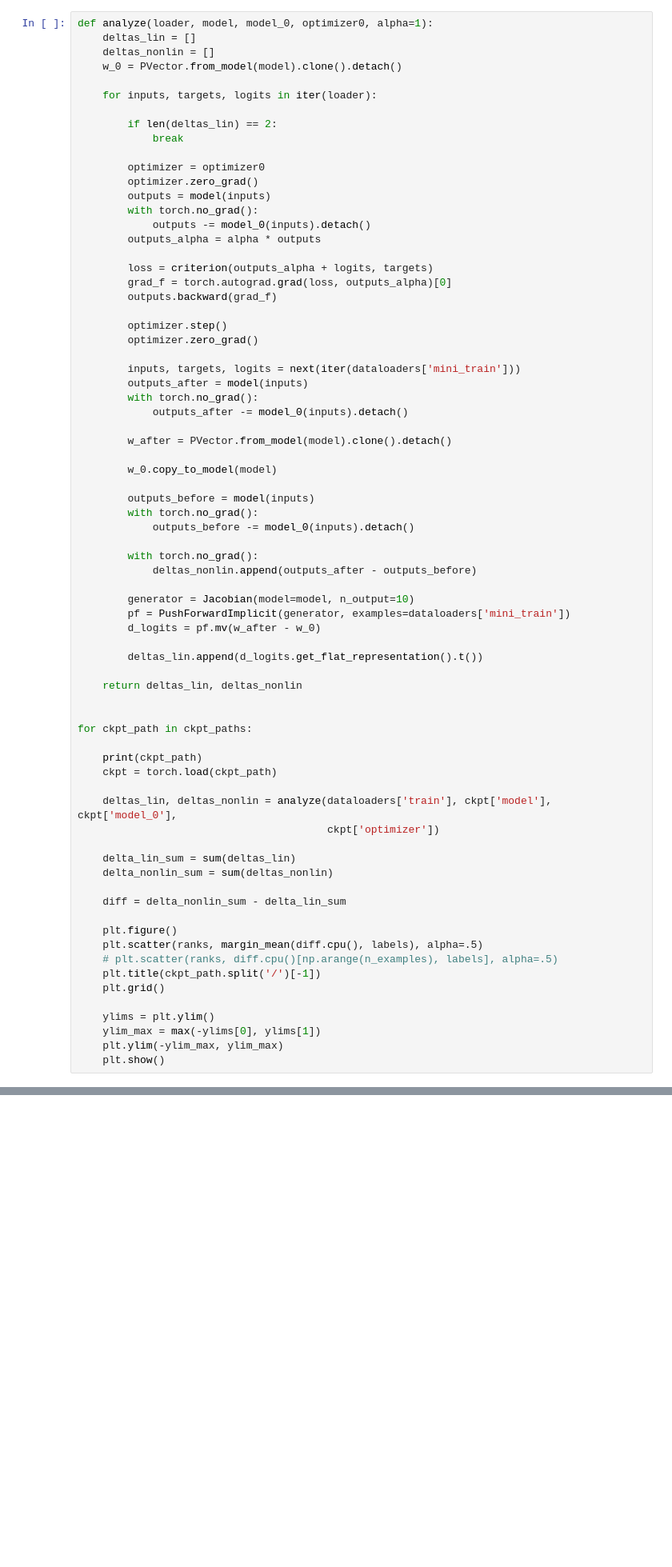
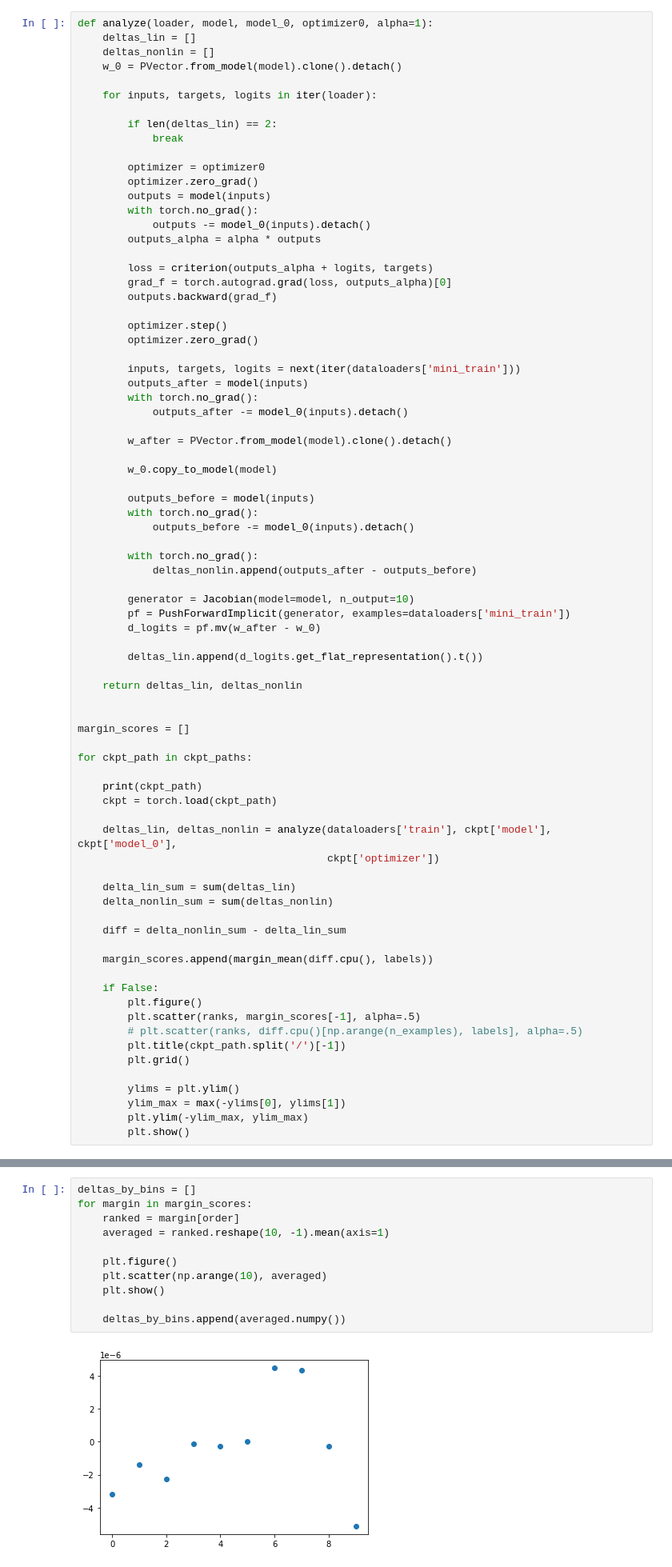
Before and after one commit to tfjgeorge/lazy_vs_hasty, a Jupyter notebook: exp_cifar/lin_nonlin_compare_mb.ipynb, the cells around one changed output, grey strips where cells are left out. Shown: that part at 80% size. Drawn from its saved outputs; the diff is of its cells as text; blank space fills up the shorter version.

```diff
--- a/exp_cifar/lin_nonlin_compare_mb.ipynb
+++ b/exp_cifar/lin_nonlin_compare_mb.ipynb
@@ -85,6 +85,8 @@ def analyze(loader, model, model_0, optimizer0, alpha=1):
     return deltas_lin, deltas_nonlin
 
 
+margin_scores = []
+
 for ckpt_path in ckpt_paths:
 
     print(ckpt_path)
@@ -98,15 +100,18 @@ for ckpt_path in ckpt_paths:
 
     diff = delta_nonlin_sum - delta_lin_sum
 
-    plt.figure()
-    plt.scatter(ranks, margin_mean(diff.cpu(), labels), alpha=.5)
-    # plt.scatter(ranks, diff.cpu()[np.arange(n_examples), labels], alpha=.5)
-    plt.title(ckpt_path.split('/')[-1])
-    plt.grid()
+    margin_scores.append(margin_mean(diff.cpu(), labels))
 
-    ylims = plt.ylim()
-    ylim_max = max(-ylims[0], ylims[1])
-    plt.ylim(-ylim_max, ylim_max)
-    plt.show()
+    if False:
+        plt.figure()
+        plt.scatter(ranks, margin_scores[-1], alpha=.5)
+        # plt.scatter(ranks, diff.cpu()[np.arange(n_examples), labels], alpha=.5)
+        plt.title(ckpt_path.split('/')[-1])
+        plt.grid()
+
+        ylims = plt.ylim()
+        ylim_max = max(-ylims[0], ylims[1])
+        plt.ylim(-ylim_max, ylim_max)
+        plt.show()
 # %% [output]
 ./results/alpha=1.0,batch_size=125,depth=0,diff=0.0,diff_type=random,epochs=60,l2=0.0,lr=0.05,mom=0.0,seed=1,task=cifar10_resnet18,width=0/checkpoint_10_0.pt
@@ -124,0 +135,13 @@ for ckpt_path in ckpt_paths:
+# %%
+deltas_by_bins = []
+for margin in margin_scores:
+    ranked = margin[order]
+    averaged = ranked.reshape(10, -1).mean(axis=1)
+
+    plt.figure()
+    plt.scatter(np.arange(10), averaged)
+    plt.show()
+
+    deltas_by_bins.append(averaged.numpy())
+# %% [output]
+[figure, added]
```
Also changed, not shown: parts of 3 cells of this notebook, 2 other files.
